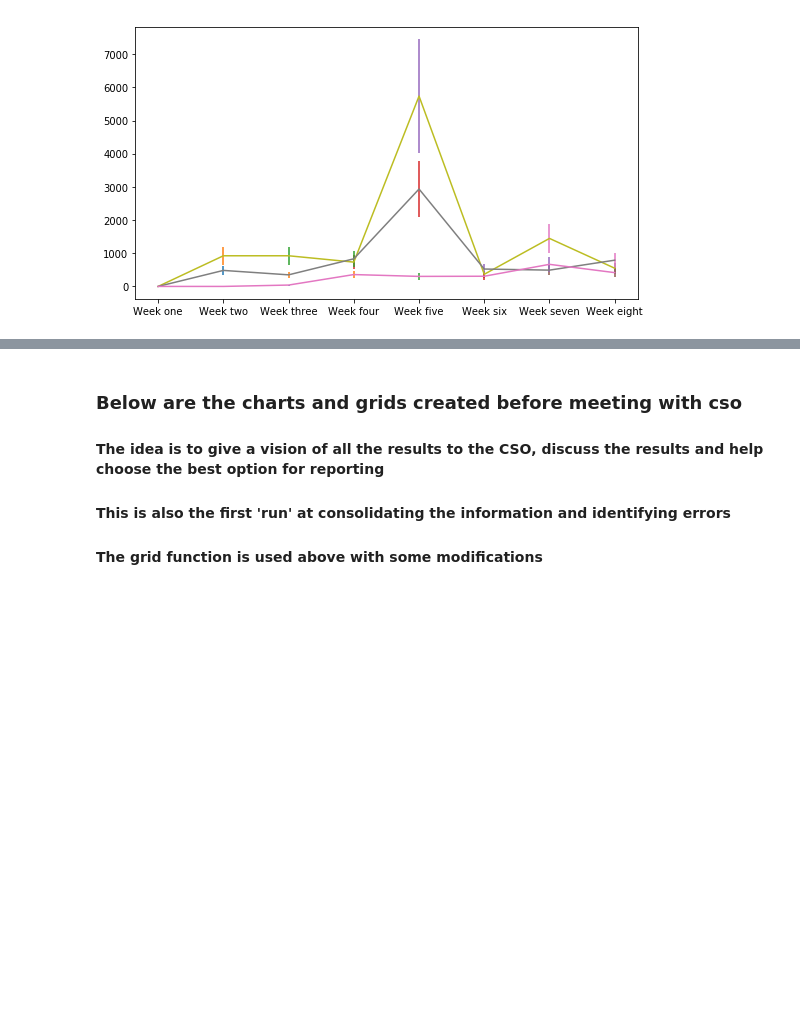
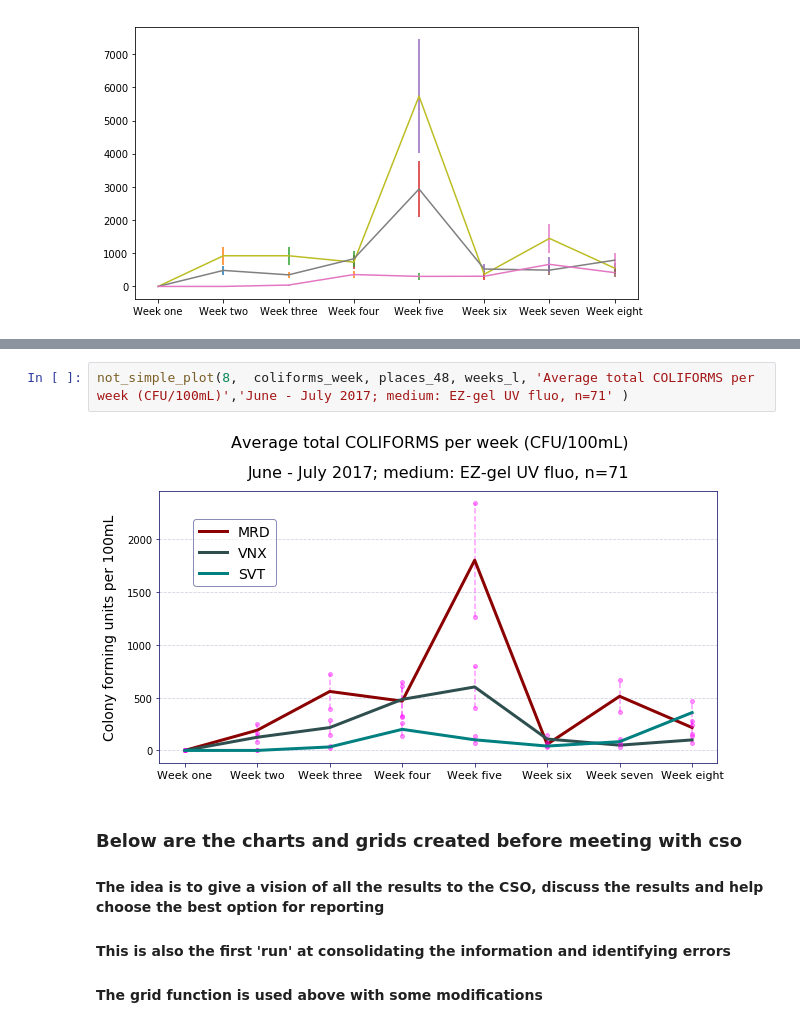
Before and after one commit to GaryHDA/module_one, a Jupyter notebook: micro/results_grid_final_version.ipynb, the cells around one changed output, grey strips where cells are left out. Drawn from its saved outputs; the diff is of its cells as text; blank space fills up the shorter version.

```diff
--- a/micro/results_grid_final_version.ipynb
+++ b/micro/results_grid_final_version.ipynb
@@ -574,3 +787,7 @@ simple_plot(8, cfus_week, places_48, weeks_l)
+# %%
+not_simple_plot(8,  coliforms_week, places_48, weeks_l, 'Average total COLIFORMS per week (CFU/100mL)','June - July 2017; medium: EZ-gel UV fluo, n=71' )
+# %% [output]
+[figure, added]
 # %% [markdown]
 ### Below are  the charts and grids created before meeting with cso
 #### The idea is to give a vision of all the results to the CSO, discuss the results and help choose the best option for reporting
```
Also changed, not shown: parts of 35 cells of this notebook, 5 other files.
